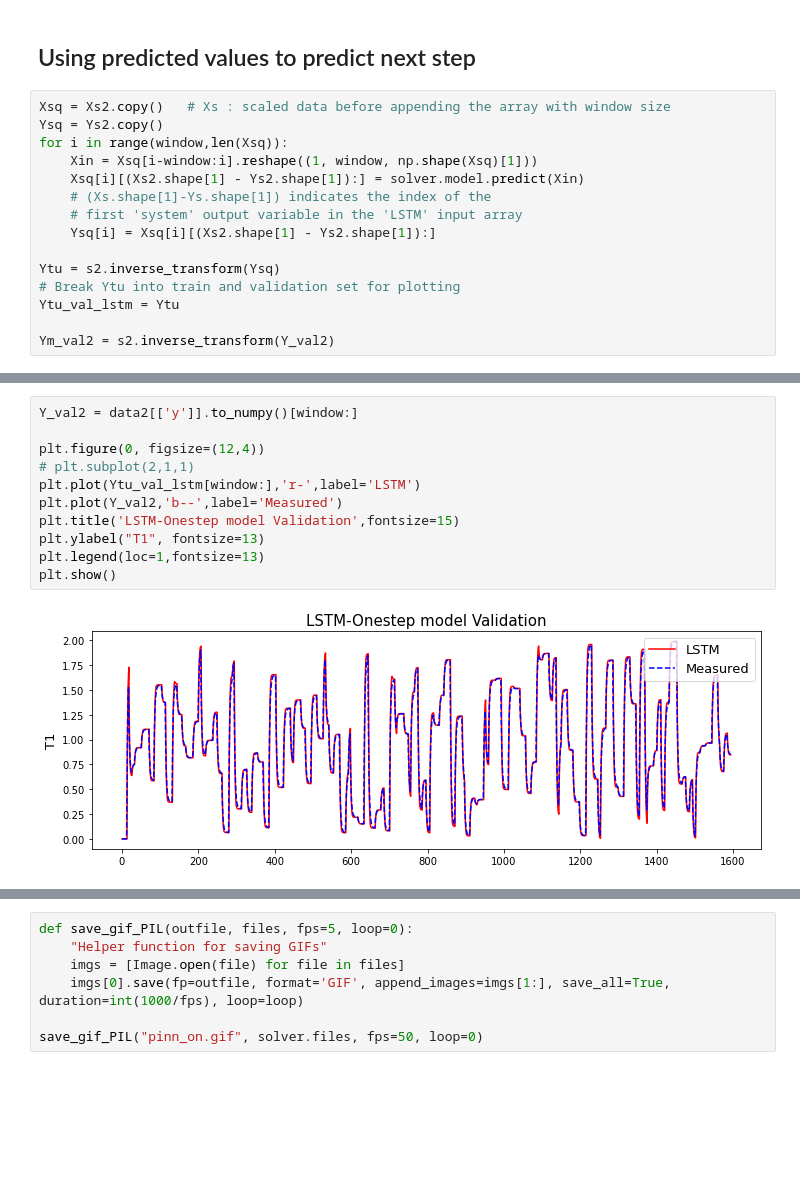
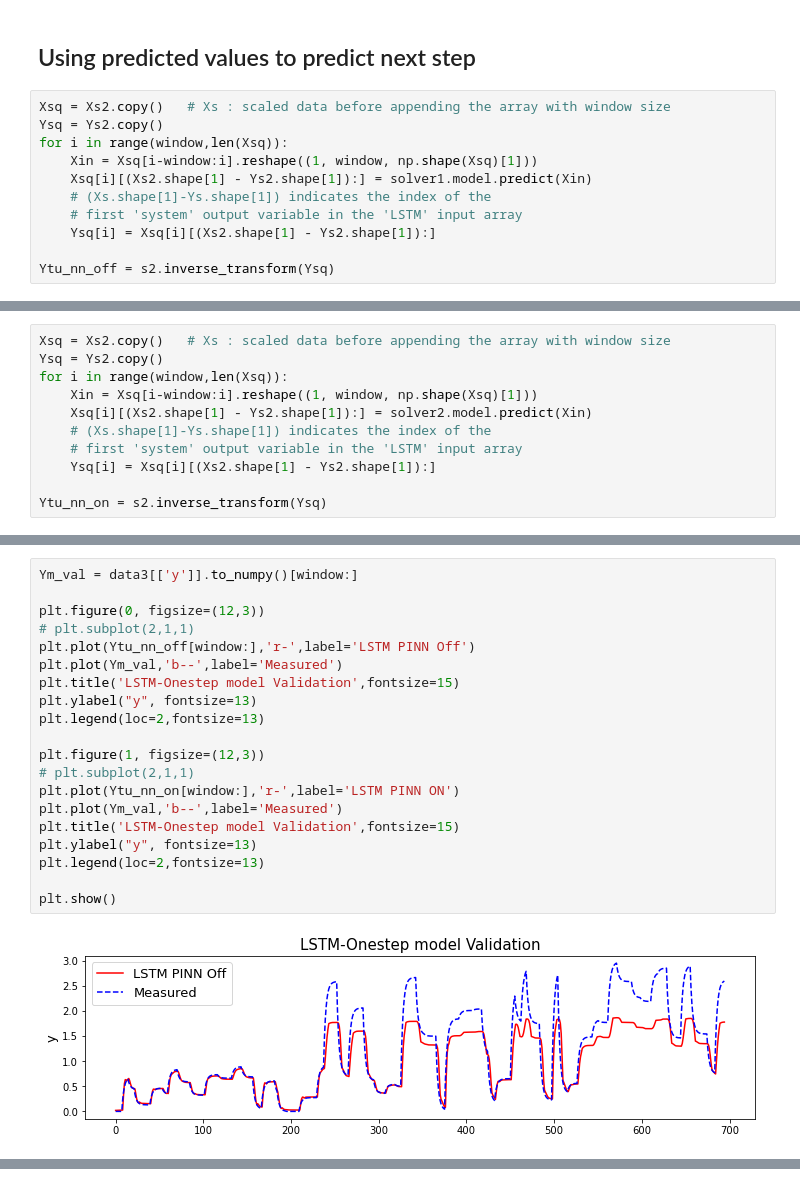
Before and after one commit to BYU-PRISM/Transformer_MPC, a Jupyter notebook: 03_HybridModel/pinn_on2.ipynb, the cells around one changed output, grey strips where cells are left out. Saved outputs shown, nothing was run; the diff lists cells and outputs as text; blank space fills up the shorter version.

```diff
--- a/03_HybridModel/pinn_on2.ipynb
+++ b/03_HybridModel/pinn_on2.ipynb
@@ -351,14 +364,10 @@ Xsq = Xs2.copy()   # Xs : scaled data before appending the array with window siz
 Ysq = Ys2.copy()
 for i in range(window,len(Xsq)):
     Xin = Xsq[i-window:i].reshape((1, window, np.shape(Xsq)[1]))
-    Xsq[i][(Xs2.shape[1] - Ys2.shape[1]):] = solver.model.predict(Xin)
+    Xsq[i][(Xs2.shape[1] - Ys2.shape[1]):] = solver1.model.predict(Xin)
     # (Xs.shape[1]-Ys.shape[1]) indicates the index of the
     # first 'system' output variable in the 'LSTM' input array
     Ysq[i] = Xsq[i][(Xs2.shape[1] - Ys2.shape[1]):]
 
-Ytu = s2.inverse_transform(Ysq)
-# Break Ytu into train and validation set for plotting
-Ytu_val_lstm = Ytu
-
-Ym_val2 = s2.inverse_transform(Y_val2)
+Ytu_nn_off = s2.inverse_transform(Ysq)
 # %% [output]
@@ -368,0 +378,11 @@ Ym_val2 = s2.inverse_transform(Y_val2)
+# %%
+Xsq = Xs2.copy()   # Xs : scaled data before appending the array with window size
+Ysq = Ys2.copy()
+for i in range(window,len(Xsq)):
+    Xin = Xsq[i-window:i].reshape((1, window, np.shape(Xsq)[1]))
+    Xsq[i][(Xs2.shape[1] - Ys2.shape[1]):] = solver2.model.predict(Xin)
+    # (Xs.shape[1]-Ys.shape[1]) indicates the index of the
+    # first 'system' output variable in the 'LSTM' input array
+    Ysq[i] = Xsq[i][(Xs2.shape[1] - Ys2.shape[1]):]
+
+Ytu_nn_on = s2.inverse_transform(Ysq)
@@ -369,13 +394,22 @@ Ym_val2 = s2.inverse_transform(Y_val2)
 # %%
-Y_val2 = data2[['y']].to_numpy()[window:]
+Ym_val = data3[['y']].to_numpy()[window:]
 
-plt.figure(0, figsize=(12,4))
+plt.figure(0, figsize=(12,3))
 # plt.subplot(2,1,1)
-plt.plot(Ytu_val_lstm[window:],'r-',label='LSTM')
-plt.plot(Y_val2,'b--',label='Measured')
+plt.plot(Ytu_nn_off[window:],'r-',label='LSTM PINN Off')
+plt.plot(Ym_val,'b--',label='Measured')
 plt.title('LSTM-Onestep model Validation',fontsize=15)
-plt.ylabel("T1", fontsize=13)
-plt.legend(loc=1,fontsize=13)
+plt.ylabel("y", fontsize=13)
+plt.legend(loc=2,fontsize=13)
+
+plt.figure(1, figsize=(12,3))
+# plt.subplot(2,1,1)
+plt.plot(Ytu_nn_on[window:],'r-',label='LSTM PINN ON')
+plt.plot(Ym_val,'b--',label='Measured')
+plt.title('LSTM-Onestep model Validation',fontsize=15)
+plt.ylabel("y", fontsize=13)
+plt.legend(loc=2,fontsize=13)
+
 plt.show()
 # %% [output]
-[figure, old version]
+[figure, new version]
@@ -382,7 +416,0 @@ plt.show()
-# %%
-def save_gif_PIL(outfile, files, fps=5, loop=0):
-    "Helper function for saving GIFs"
-    imgs = [Image.open(file) for file in files]
-    imgs[0].save(fp=outfile, format='GIF', append_images=imgs[1:], save_all=True, duration=int(1000/fps), loop=loop)
-
-save_gif_PIL("pinn_on.gif", solver.files, fps=50, loop=0)
```
Also changed, not shown: parts of 21 cells of this notebook, 25 other files.
